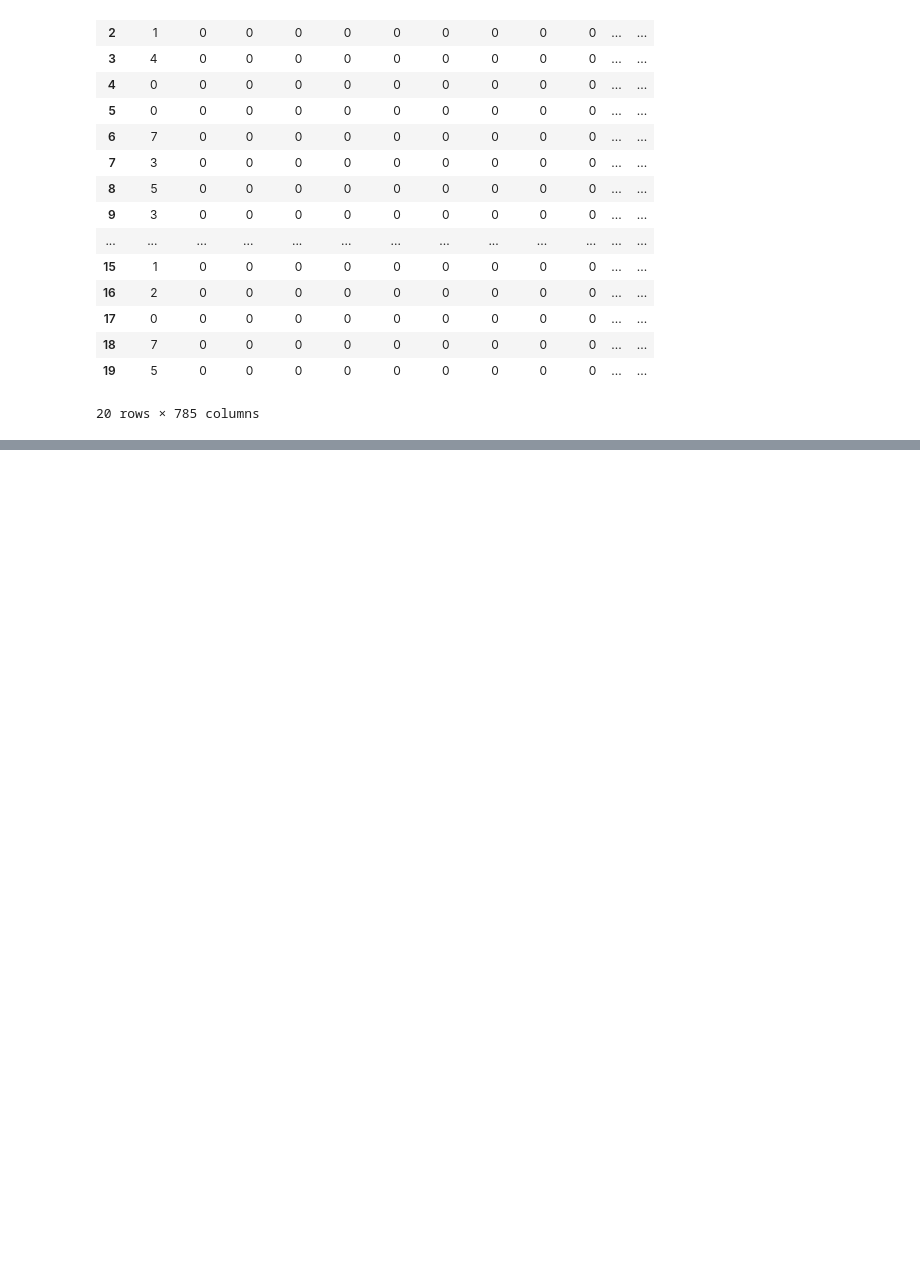
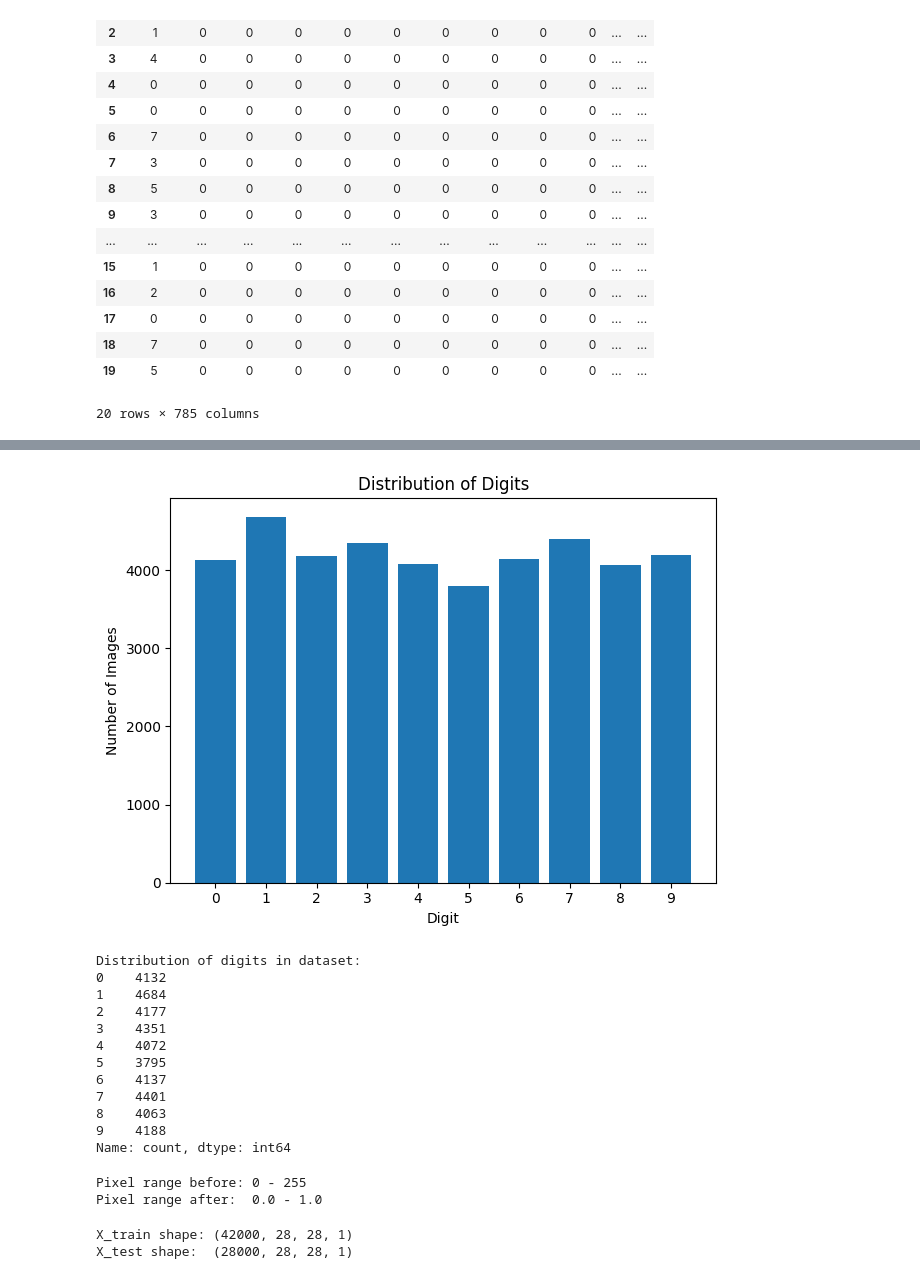
Before and after one commit to naynay-push-force/digit-cnn, a Jupyter notebook: digit_cnn.ipynb, the cells around one changed output, grey strips where cells are left out. Cells and saved outputs as stored; diff of their text form; code cells hidden in the pictures; blank space fills up the shorter version.

Commit message:
add preprocessing, normalisation, reshape, train/val split

```diff
--- a/digit_cnn.ipynb
+++ b/digit_cnn.ipynb
@@ -71,3 +73,14 @@ train_df.head(20)
 | 18 | 7 | 0 | 0 | 0 | 0 | 0 | 0 | 0 | 0 | 0 | ... | ... |
 | 19 | 5 | 0 | 0 | 0 | 0 | 0 | 0 | 0 | 0 | 0 | ... | ... |
 20 rows × 785 columns
+# %%
+# Separate labels and pixels
+y_train_raw = train_df["label"].values        # shape: (42000,)
+X_train_raw = train_df.drop("label", axis=1).values  # shape: (42000, 784)
+X_test_raw  = test_df.values                  # shape: (28000, 784)
+
+print(f"Label values: \n{y_train_raw}")
+print(f"Shape: {y_train_raw.shape}\n")
+
+print(f"Train pixels shape: \n{X_train_raw}")
+print(f"Shape: {X_train_raw.shape}\n")
@@ -73,0 +101,51 @@ train_df.head(20)
+# %%
+
+counts = pd.Series(y_train_raw).value_counts().sort_index()
+plt.bar(counts.index, counts.values)
+plt.xticks(range(10))
+plt.xlabel("Digit")
+plt.ylabel("Number of Images")
+plt.title("Distribution of Digits")
+plt.tight_layout()
+plt.show()
+
+print(f"Distribution of digits in dataset: \n{counts}")
+# %% [output]
+[figure, added]
+Distribution of digits in dataset:
+0    4132
+1    4684
+2    4177
+3    4351
+4    4072
+5    3795
+6    4137
+7    4401
+8    4063
+9    4188
+Name: count, dtype: int64
+# %%
+# Normalise pixel values to [0, 1]
+# Raw values are 0–255. Large input values cause large activations which
+# destabilise gradient updates.
+X_train_norm = X_train_raw / 255.0
+X_test_norm  = X_test_raw  / 255.0
+
+print(f"Pixel range before: {X_train_raw.min()} - {X_train_raw.max()}")
+print(f"Pixel range after:  {X_train_norm.min():.1f} - {X_train_norm.max():.1f}")
+# %% [output]
+Pixel range before: 0 - 255
+Pixel range after:  0.0 - 1.0
+# %%
+# Reshape from flat vectors to 2D images
+# Take dense layers to Conv2D layers expect (samples, height, width, channels).
+# MNIST is greyscale so channels is 1, unlike coloured images which is 3 (RGB).
+# This restores the spatial structure that was lost
+X_train = X_train_norm.reshape((-1, 28, 28, 1))
+X_test  = X_test_norm.reshape((-1, 28, 28, 1))
+
+print(f"X_train shape: {X_train.shape}")
+print(f"X_test shape:  {X_test.shape}")
+# %% [output]
+X_train shape: (42000, 28, 28, 1)
+X_test shape:  (28000, 28, 28, 1)
```
Also changed, not shown: parts of 6 cells of this notebook.
